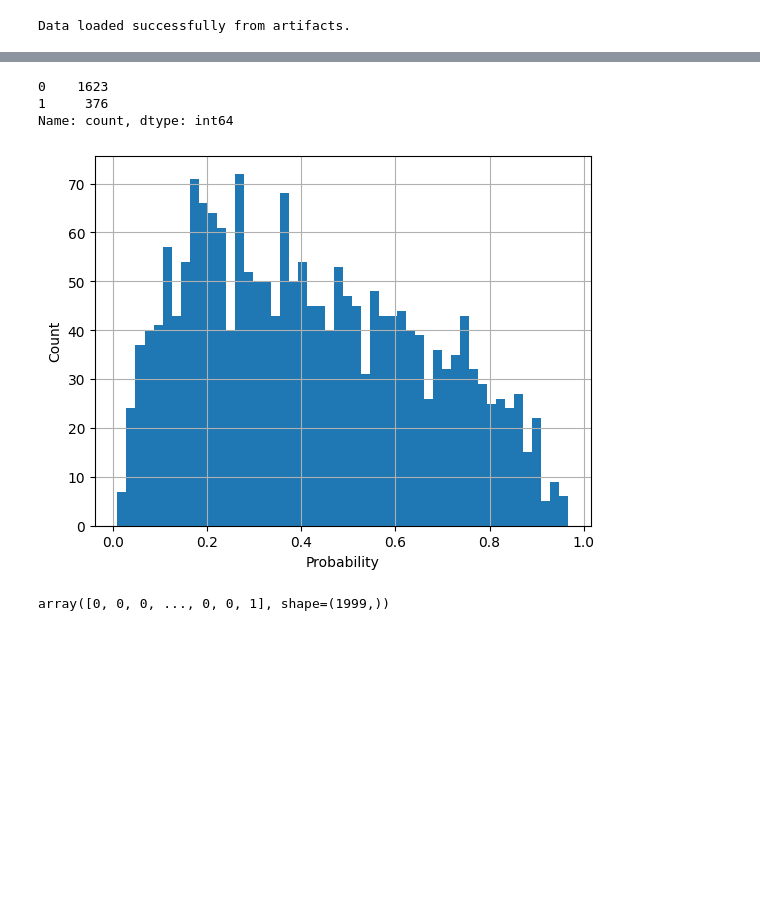
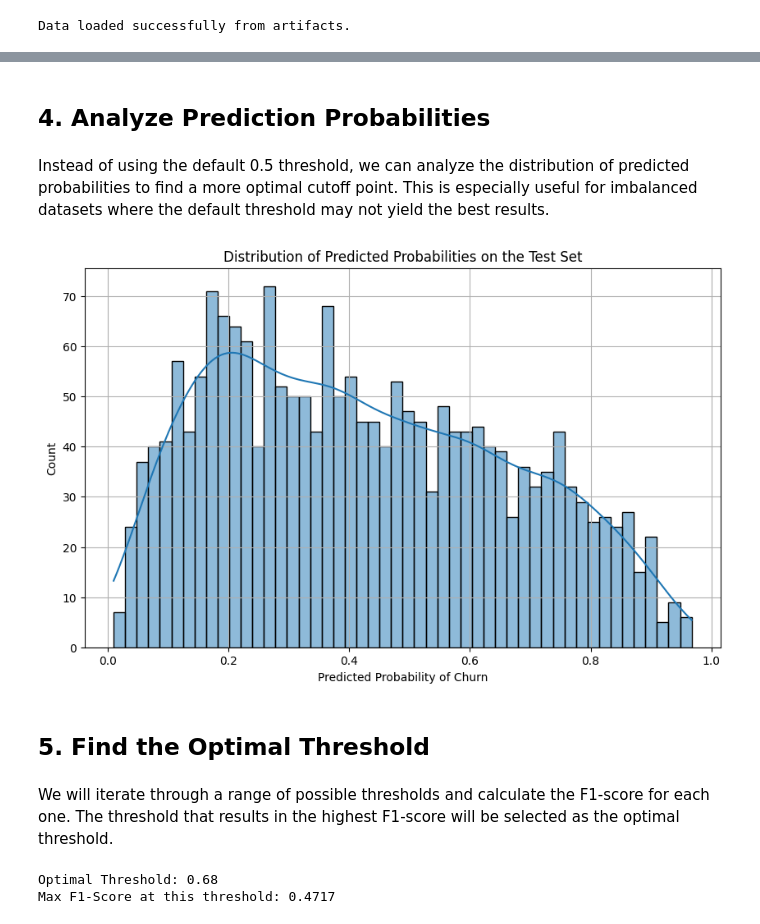
Before and after one commit to kavindus0/ChurnModelDeployment, a Jupyter notebook: 5_threshold_optimization.ipynb, the cells around one changed output, grey strips where cells are left out. Cells and saved outputs as stored; diff of their text form; code cells hidden in the pictures; blank space fills up the shorter version.

```diff
--- a/5_threshold_optimization.ipynb
+++ b/5_threshold_optimization.ipynb
@@ -46,24 +38,40 @@ LogisticRegression(max_iter=1000, random_state=42)
-# %%
-Y_proba_train = model_lr.predict_proba(X_train)
-Y_proba_test = model_lr.predict_proba(X_test)
-
-pd.Series(Y_test).value_counts()
-# %% [output]
-0    1623
-1     376
-Name: count, dtype: int64
-# %%
-Y_lr_test = Y_proba_test[:,1]
-plt.hist(Y_lr_test,bins=50)
-plt.xlabel('Probability')
-plt.ylabel('Count')
-plt.grid()
-plt.title('')
-plt.show()
-# %% [output]
-[figure, removed]
-# %%
-Y_hat_test = (Y_proba_test[:, 1] > 0.65).astype(int)  # ✅ CORRECT
-Y_hat_test
-# %% [output]
-array([0, 0, 0, ..., 0, 0, 1], shape=(1999,))
+# %% [markdown]
+## 4. Analyze Prediction Probabilities
+# %% [markdown]
+Instead of using the default 0.5 threshold, we can analyze the distribution of predicted probabilities to find a more optimal cutoff point. This is especially useful for imbalanced datasets where the default threshold may not yield the best results.
+# %%
+# Get prediction probabilities for the positive class (1)
+Y_proba_test = model_lr.predict_proba(X_test)[:, 1]
+
+# Plot the distribution of probabilities
+plt.figure(figsize=(10, 6))
+sns.histplot(Y_proba_test, bins=50, kde=True)
+plt.xlabel('Predicted Probability of Churn')
+plt.ylabel('Count')
+plt.title('Distribution of Predicted Probabilities on the Test Set')
+plt.grid(True)
+plt.show()
+# %% [output]
+[figure, added]
+# %% [markdown]
+## 5. Find the Optimal Threshold
+# %% [markdown]
+We will iterate through a range of possible thresholds and calculate the F1-score for each one. The threshold that results in the highest F1-score will be selected as the optimal threshold.
+# %%
+thresholds = np.arange(0, 1.01, 0.01)
+f1_scores = []
+
+for t in thresholds:
+    Y_hat_test = (Y_proba_test > t).astype(int)
+    f1 = f1_score(Y_test, Y_hat_test)
+    f1_scores.append(f1)
+
+optimal_idx = np.argmax(f1_scores)
+optimal_threshold = thresholds[optimal_idx]
+max_f1_score = f1_scores[optimal_idx]
+
+print(f"Optimal Threshold: {optimal_threshold:.2f}")
+print(f"Max F1-Score at this threshold: {max_f1_score:.4f}")
+# %% [output]
+Optimal Threshold: 0.68
+Max F1-Score at this threshold: 0.4717
```
Also changed, not shown: parts of 10 cells of this notebook.
